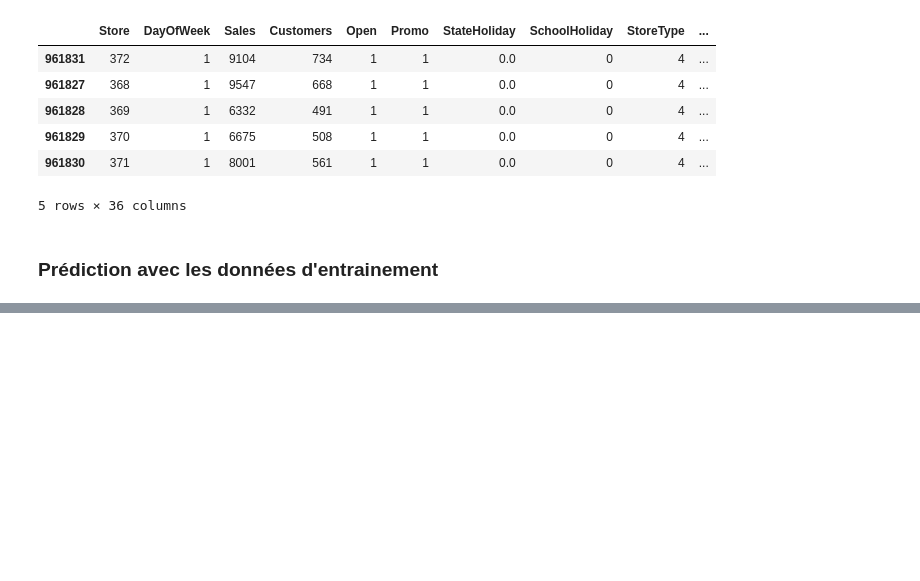
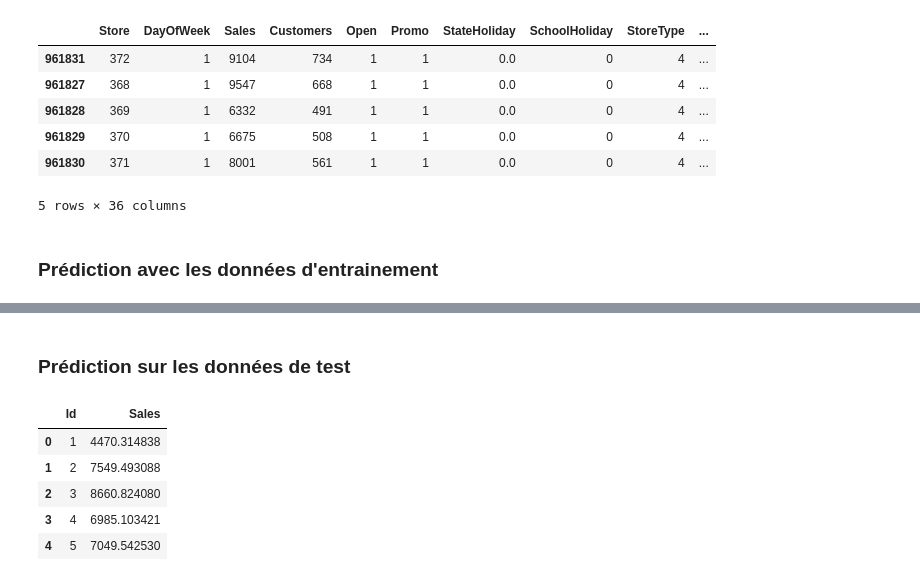
Before and after one commit to ManicamMathavan/projet-IA, a Jupyter notebook: src/ProjetBMT.ipynb, the cells around one changed output, grey strips where cells are left out. Cells and saved outputs as stored; diff of their text form; code cells hidden in the pictures; blank space fills up the shorter version.

```diff
--- a/src/ProjetBMT.ipynb
+++ b/src/ProjetBMT.ipynb
@@ -444,8 +444,8 @@ gr.plot_sales_by_store_type(comparison_df, sales_column='Predicted_Sales', title
 ### Prédictions avec les données de test
 # %%
 test_val_set = transformed_test_with_store
-
-X_val_test = test_val_set.drop(columns=['Date', 'Date_time',"Id", 'Customers'], errors='ignore')
+column_to_remove_test = ['Date', 'Date_time',"Id"]
+X_val_test = test_val_set.drop(columns=column_to_remove_test, errors='ignore')
 
 # L'IA prédit uniquement avec les bonnes variables (sans l'Id)
 predictions_test =model.predict(X_val_test)
@@ -820,0 +836,15 @@ Score RMSPE Rossmann : 13.05% (ou 0.1305 en valeur brute)
+# %% [markdown]
+### Prédiction sur les données de test
+# %%
+X_val_test = test_with_lags.drop(columns=column_to_remove_test, errors='ignore')
+
+predictions = model.predict(X_val_test)
+
+ia_display.display_submit_file(predictions, test, True)
+# %% [output]
+|  | Id | Sales |
+| 0 | 1 | 4470.314838 |
+| 1 | 2 | 7549.493088 |
+| 2 | 3 | 8660.824080 |
+| 3 | 4 | 6985.103421 |
+| 4 | 5 | 7049.542530 |
```
Also changed, not shown: parts of 12 cells of this notebook, 1 other file.
